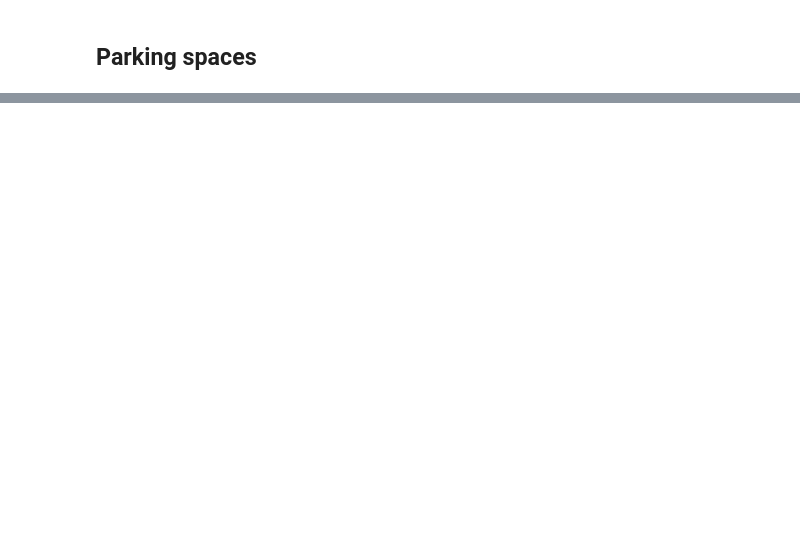
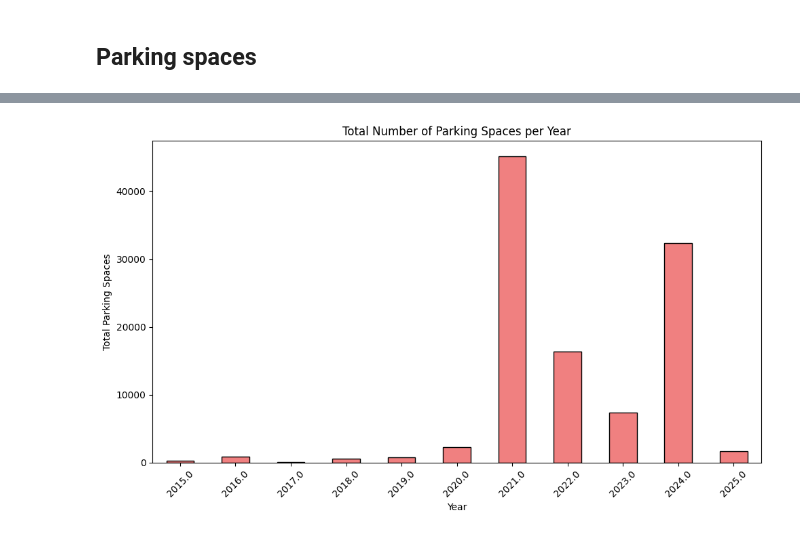
Before and after one commit to AleksandarLukic96/02806_Social_Data, a Jupyter notebook: Project/Data_overview_Paula.ipynb, the cells around one changed output, grey strips where cells are left out. Saved outputs shown, nothing was run; the diff lists cells and outputs as text; code cells hidden in the pictures; blank space fills up the shorter version.

```diff
--- a/Project/Data_overview_Paula.ipynb
+++ b/Project/Data_overview_Paula.ipynb
@@ -81,18 +235,18 @@ df.to_csv(os.path.join(data_path, "cleaned_parking_counts.csv"), index=False)
 # %%
 # Loading the data set
 cleaned_data_path = os.path.join(data_path, "parking_spaces.csv")
-df = pd.read_csv(cleaned_data_path)
-df.columns = df.columns.str.strip()
+df_spaces = pd.read_csv(cleaned_data_path)
+df_spaces.columns = df_spaces.columns.str.strip()
 
 # Drop redundant columns and assign the result back to df
-df = df.drop(columns=["FID", "vejside", "bemaerkning", "taelle_id", "startdato_midlertidigt_nedlagt",
+df = df_spaces.drop(columns=["FID", "vejside", "bemaerkning", "taelle_id", "startdato_midlertidigt_nedlagt",
                       "slutdato_midlertidigt_nedlagt", "restriktionstype", "restriktionstekst", "taelle_note",
-                      "delebilsklub", "aendring_p_ordning", "uuid", "ogc_fid"],  errors='ignore')
+                      "delebilsklub", "aendring_p_ordning", "x", "uuid", "ogc_fid"],  errors='ignore')
 
 # Replace NaN with empty string and -1
 
 # Rename/translate the columns to English to be more readable
-df.rename(columns={
+df_spaces.rename(columns={
     "vejkode": "street_code",
     "vejnavn": "street_name",
     "antal_pladser": "num_spaces",
@@ -108,5 +262,8 @@ df.rename(columns={
     "wkb_geometry": "wkb_geometry"
 }, inplace=True)
 
-# Save the cleaned data to a new CSV file
-df.to_csv(os.path.join(data_path, "cleaned_parking_spaces.csv"), index=False)
+for col in df_spaces.columns:
+    unique_vals = df_spaces[col].unique()
+    print(f"Column '{col}' has {len(unique_vals)} unique entries:")
+    print(unique_vals)
+    print("-" * 40)
@@ -112,0 +353,19 @@ df.to_csv(os.path.join(data_path, "cleaned_parking_spaces.csv"), index=False)
+# %%
+# Convert 'creation_date' to datetime and extract the year.
+df_spaces['correction_date'] = pd.to_datetime(df_spaces['correction_date'], errors='coerce')
+df_spaces['correction_year'] = df_spaces['correction_date'].dt.year
+
+# Group by the creation year and sum the total number of parking spaces.
+spaces_by_year = df_spaces.groupby('correction_year')['num_spaces'].sum().sort_index()
+
+# Plot a bar chart to visualize the total parking spaces per year.
+plt.figure(figsize=(10, 6))
+spaces_by_year.plot(kind='bar', color='lightcoral', edgecolor='black')
+plt.title("Total Number of Parking Spaces per Year")
+plt.xlabel("Year")
+plt.ylabel("Total Parking Spaces")
+plt.xticks(rotation=45)
+plt.tight_layout()
+plt.show()
+# %% [output]
+[figure, added]
```
Also changed, not shown: parts of 13 cells of this notebook, 2 other files.
